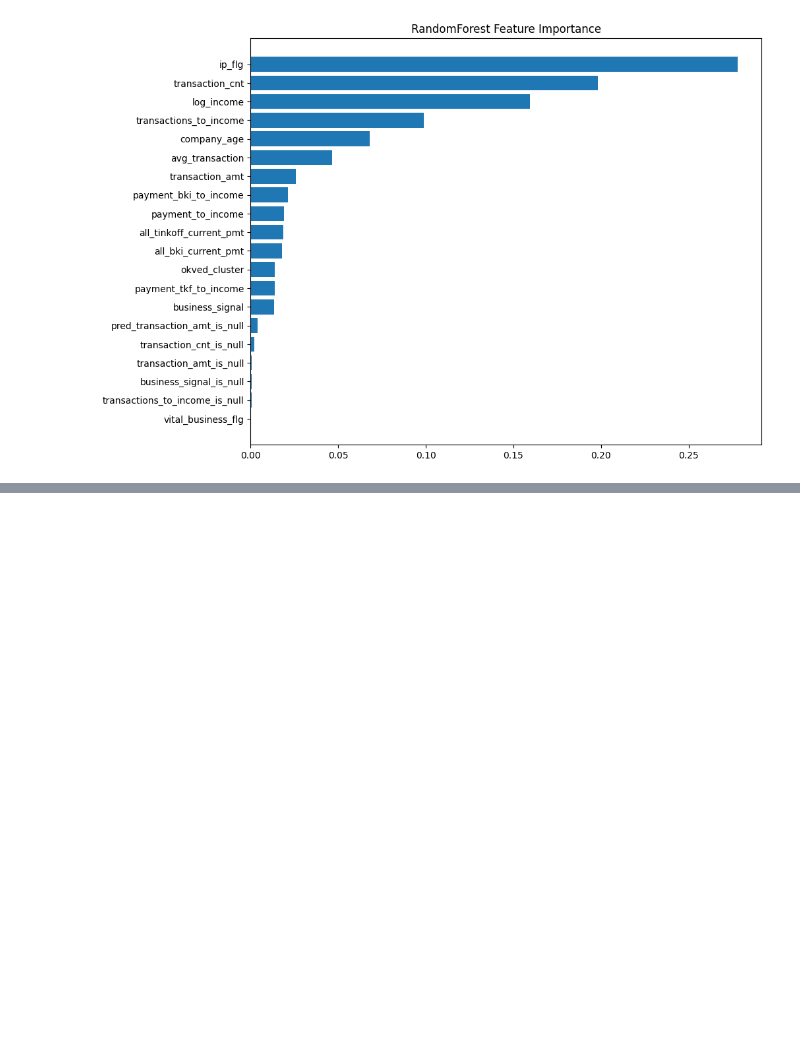
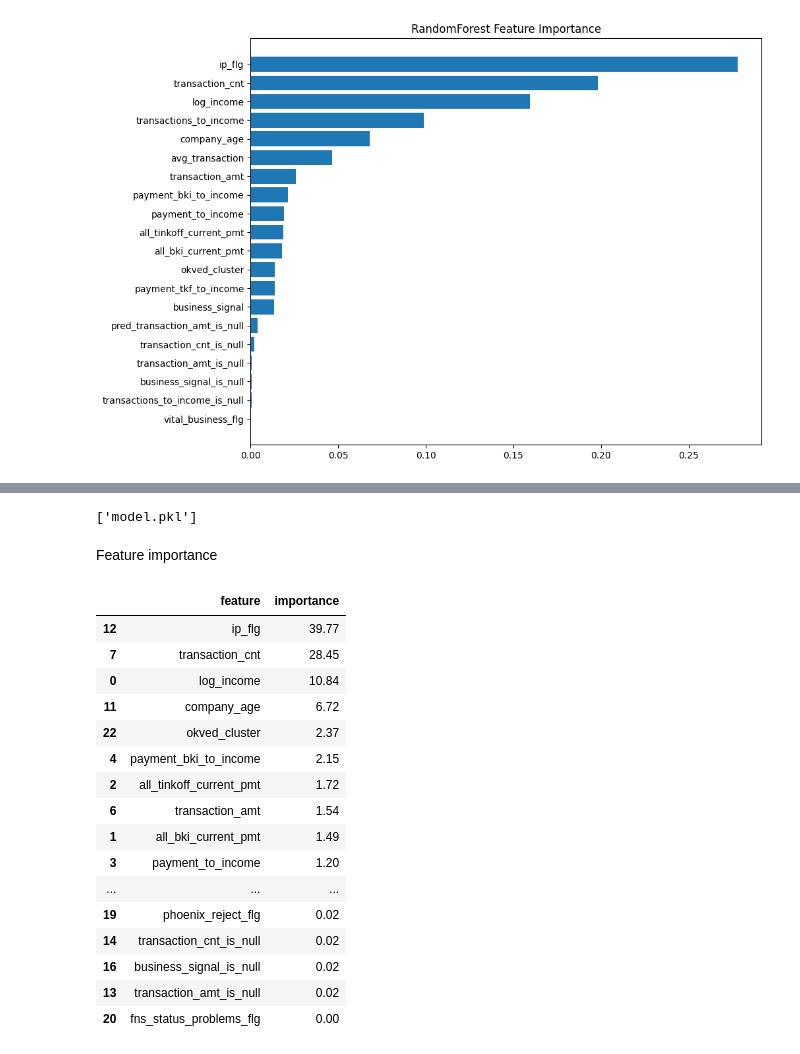
Before and after one commit to makarblch/Data-Diploma, a Jupyter notebook: diploma_exp1.ipynb, the cells around one changed output, grey strips where cells are left out. Cells and saved outputs as stored; diff of their text form; code cells hidden in the pictures; blank space fills up the shorter version.

```diff
--- a/diploma_exp1.ipynb
+++ b/diploma_exp1.ipynb
@@ -1230,0 +1423,24 @@ plt.show()
+# %%
+train_full_pool = Pool(
+    X_train,
+    y_train,
+    cat_features=cat_features
+)
+
+test_pool = Pool(
+    X_test,
+    y_test,
+    cat_features=cat_features
+)
+
+catboost_model = CatBoostRegressor(
+    loss_function="RMSE",
+    eval_metric="RMSE",
+    random_seed=42,
+    verbose=100,
+    **best_params
+)
+
+catboost_model.fit(
+    train_full_pool
+)
@@ -1230,0 +1530,41 @@ plt.show()
+# %%
+import joblib
+
+joblib.dump(
+    catboost_model,
+    "model.pkl"
+)
+# %% [output]
+['model.pkl']
+# %% [markdown]
+Feature importance
+# %%
+feature_importance = pd.DataFrame({
+    "feature": rf_features,
+    "importance": catboost_model.get_feature_importance()
+})
+
+feature_importance = feature_importance.sort_values(
+    "importance",
+    ascending=False
+)
+
+feature_importance
+# %% [output]
+|  | feature | importance |
+| 12 | ip_flg | 39.77 |
+| 7 | transaction_cnt | 28.45 |
+| 0 | log_income | 10.84 |
+| 11 | company_age | 6.72 |
+| 22 | okved_cluster | 2.37 |
+| 4 | payment_bki_to_income | 2.15 |
+| 2 | all_tinkoff_current_pmt | 1.72 |
+| 6 | transaction_amt | 1.54 |
+| 1 | all_bki_current_pmt | 1.49 |
+| 3 | payment_to_income | 1.20 |
+| ... | ... | ... |
+| 19 | phoenix_reject_flg | 0.02 |
+| 14 | transaction_cnt_is_null | 0.02 |
+| 16 | business_signal_is_null | 0.02 |
+| 13 | transaction_amt_is_null | 0.02 |
+| 20 | fns_status_problems_flg | 0.00 |
```
Also changed, not shown: parts of 56 cells of this notebook, 2 other files.
